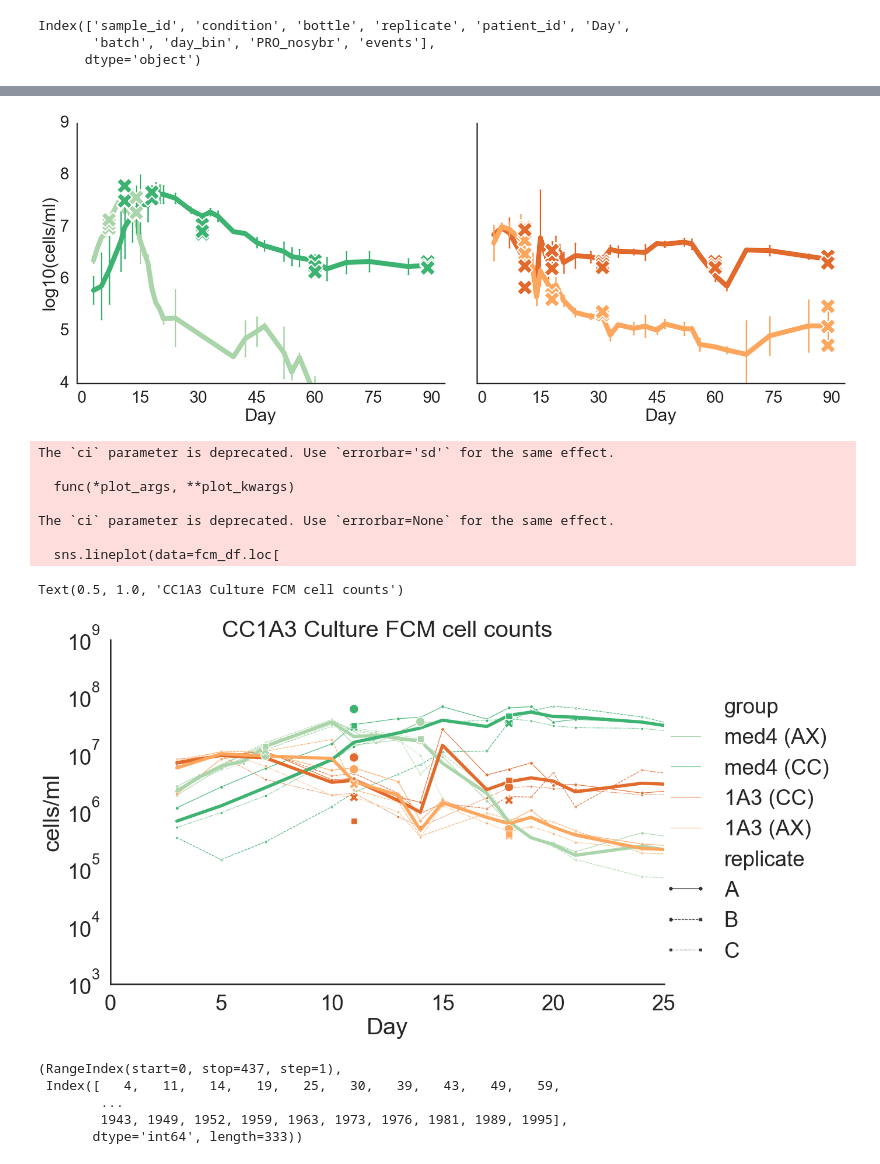
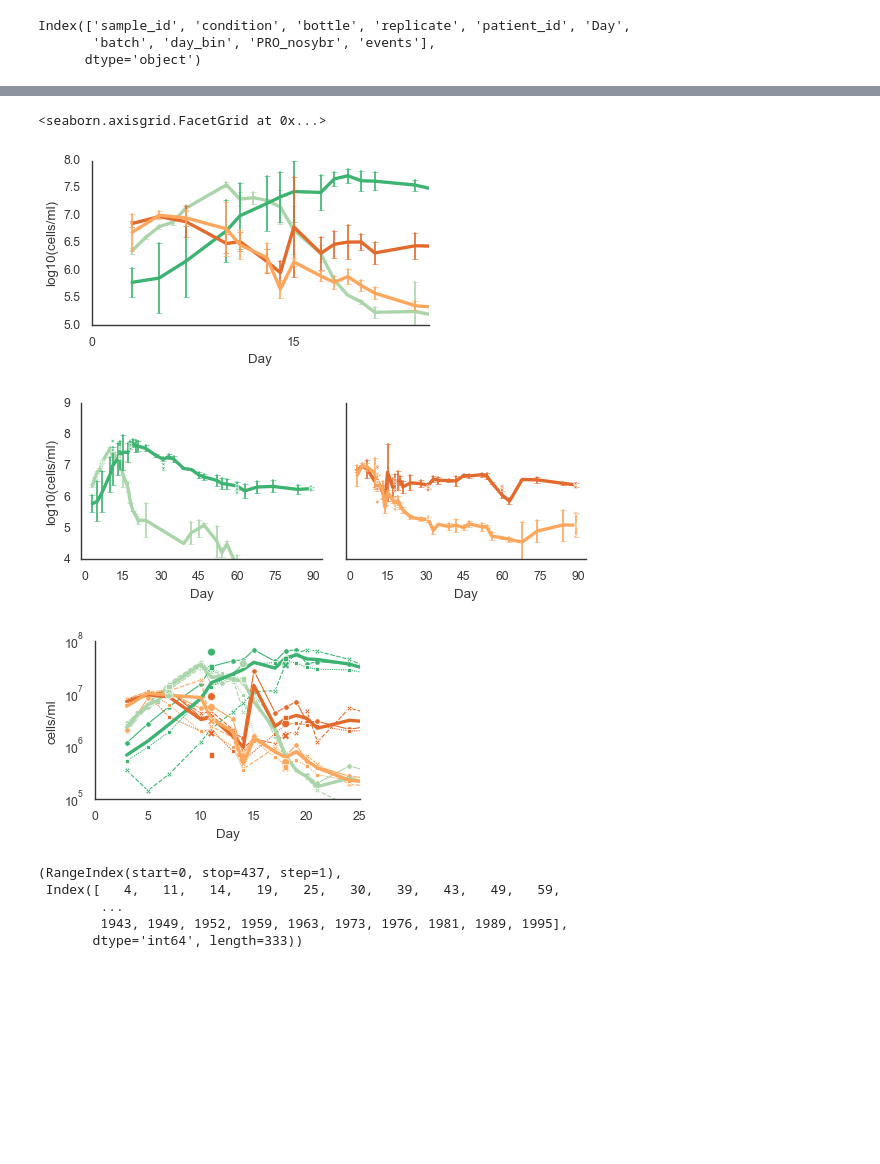
Before and after one commit to wosnat/CC1A3, a Jupyter notebook: FCM/cc1A3 notebook.ipynb, the cells around one changed output, grey strips where cells are left out. Saved outputs shown, nothing was run; the diff lists cells and outputs as text; code cells hidden in the pictures; blank space fills up the shorter version.

```diff
--- a/FCM/cc1A3 notebook.ipynb
+++ b/FCM/cc1A3 notebook.ipynb
@@ -19,10 +19,10 @@ from sklearn import metrics
 import statsmodels.api as sm
 
 sns.set(rc={'figure.figsize':(15,8)})
-sns.set_context('poster')
 sns.set_style('white')
 #plt.rcParams["figure.dpi"] = 600
 from sklearn.model_selection import train_test_split
+import seaborn_figure_settings
 # %%
 
 HCOLOR = '#E26A2C'
@@ -483,5 +364,4 @@ g = sns.relplot(data=fcm_df.loc[
 # %%
-sns.set_context('poster', font_scale=1.5)
 fcm_df['log10(cells/ml)'] = np.log10(fcm_df['cells/ml'])
 g = sns.relplot(data=fcm_df.loc[
     fcm_df.timepoint.isin([0, 7, 5]) &
@@ -495,11 +375,11 @@ g = sns.relplot(data=fcm_df.loc[
             hue='group', #markersize=5,
             #size='omics',
             err_style='bars',
-            col='Strain',
+            col='condition',
             hue_order=forder, palette=fpal,
-            lw=10,
+            lw=3,
            kind='line', errorbar='sd',
-            height=10, aspect=1.2,
+            height=3, aspect=1.2,
             legend=False
-           ).set(xticks=[0,15,30,45,60,75,90], ylim=[4,9]).set_titles('')
+           ).set(xticks=[0,15,30,45,60,75,90], ylim=[4,8]).set_titles('')
 # %% [output]
@@ -507,5 +410,29 @@ g = sns.relplot(data=fcm_df.loc[
+# %%
+fcm_df['log10(cells/ml)'] = np.log10(fcm_df['cells/ml'])
+g = sns.relplot(data=fcm_df.loc[
+    fcm_df.timepoint.isin([0, 7, 5]) &
+    (fcm_df.events > 40) &
+    (~fcm_df.sample_id.isin(problematic_samples))
+                           ]
+            , x='Day', y='log10(cells/ml)',
+            #style='replicate',
+            #markers=True,
+            #estimator=None, units='Sample',
+            hue='group', #markersize=5,
+            #size='omics',
+            err_style='bars',
+            #col='Strain',
+            hue_order=forder, palette=fpal,
+            lw=3,
+           kind='line', errorbar='sd',
+            height=3, aspect=1.7,
+            legend=False
+           ).set(xticks=[0,15,30,45,60,75,90], ylim=[5,8]).set_titles('')
+g.set(xlim=(0,25))
+# %% [output]
+<seaborn.axisgrid.FacetGrid at 0x...>
+[figure, added]
 # %%
-sns.set_context('poster', font_scale=1.5)
 fcm_df['log10(cells/ml)'] = np.log10(fcm_df['cells/ml'])
 g = sns.relplot(data=fcm_df.loc[
     fcm_df.timepoint.isin([0, 7, 5]) &
@@ -521,9 +448,9 @@ g = sns.relplot(data=fcm_df.loc[
             err_style='bars',
             col='Strain',
             hue_order=forder, palette=fpal,
-            lw=10,
+            lw=3,
            kind='line', errorbar='sd',
-            height=10, aspect=1.2,
+            height=3, aspect=1.2,
             legend=False
            ).set(xticks=[0,15,30,45,60,75,90], ylim=[4,9]).set_titles('')
 
@@ -534,14 +461,13 @@ for col_val, ax in g.axes_dict.items():
                 , x='Day', y='log10(cells/ml)',
                 hue_order=forder, palette=fpal,
                 #style='replicate',
-                hue='group', s=1000, marker='X',
+                hue='group', s=10, marker='X',lw=0.5,
                     zorder=20,
                     legend=False, ax=ax,
                )
 # %% [output]
-[figure, old version]
+[figure, new version]
 # %%
-
 sns.relplot(data=fcm_df.loc[
     fcm_df.timepoint.isin([0, 7, 5]) &
     (fcm_df.events > 40) &
@@ -552,50 +478,42 @@ sns.relplot(data=fcm_df.loc[
             markers=True,
             estimator=None, units='Sample',
             hue='group', markersize=5,
             #size='omics',
             hue_order=forder, palette=fpal,
             lw=1,
-           kind='line', ci='sd',
-            height=10, aspect=1.4,
-            #legend=False
+           kind='line', errorbar='sd',
+            height=3, aspect=1.4,
+            legend=False
            )
 sns.lineplot(data=fcm_df.loc[
     fcm_df.timepoint.isin([0, 7,5]) &
     (fcm_df.events > 40) &
     (~fcm_df.sample_id.isin(problematic_samples))
                            ]
             , x='Day', y='cells/ml',
             hue='group', markersize=5,
             # estimator=None,
-            hue_order=forder, palette=fpal, ci=None,
-            lw=5,
+            hue_order=forder, palette=fpal, errorbar=None,
+            lw=3,
             legend=False
            )
 sns.scatterplot(data=fcm_df.loc[fcm_df.omics.isin([True])& (fcm_df.events > 40)]
             , x='Day', y='cells/ml',
             hue_order=forder, palette=fpal,
             style='replicate',
-            hue='group', s=200,
+            hue='group', s=50,
                 zorder=20,
                 legend=False
            )
 
 plt.xlim(0,25)
-#plt.ylim(0,5)
+plt.ylim(1e5,1e8)
 
 plt.yscale('log')
 
-plt.title('CC1A3 Culture FCM cell counts')
+#plt.title('CC1A3 Culture FCM cell counts')
 # %% [output]
-The `ci` parameter is deprecated. Use `errorbar='sd'` for the same effect.
-
-  func(*plot_args, **plot_kwargs)
-
-The `ci` parameter is deprecated. Use `errorbar=None` for the same effect.
-
-  sns.lineplot(data=fcm_df.loc[
-Text(0.5, 1.0, 'CC1A3 Culture FCM cell counts')
-[figure, old version]
+[figure, new version]
 # %%
 fcm_df.index, d3.index
 # %% [output]
```
Also changed, not shown: parts of 17 cells of this notebook, 1 other file.
